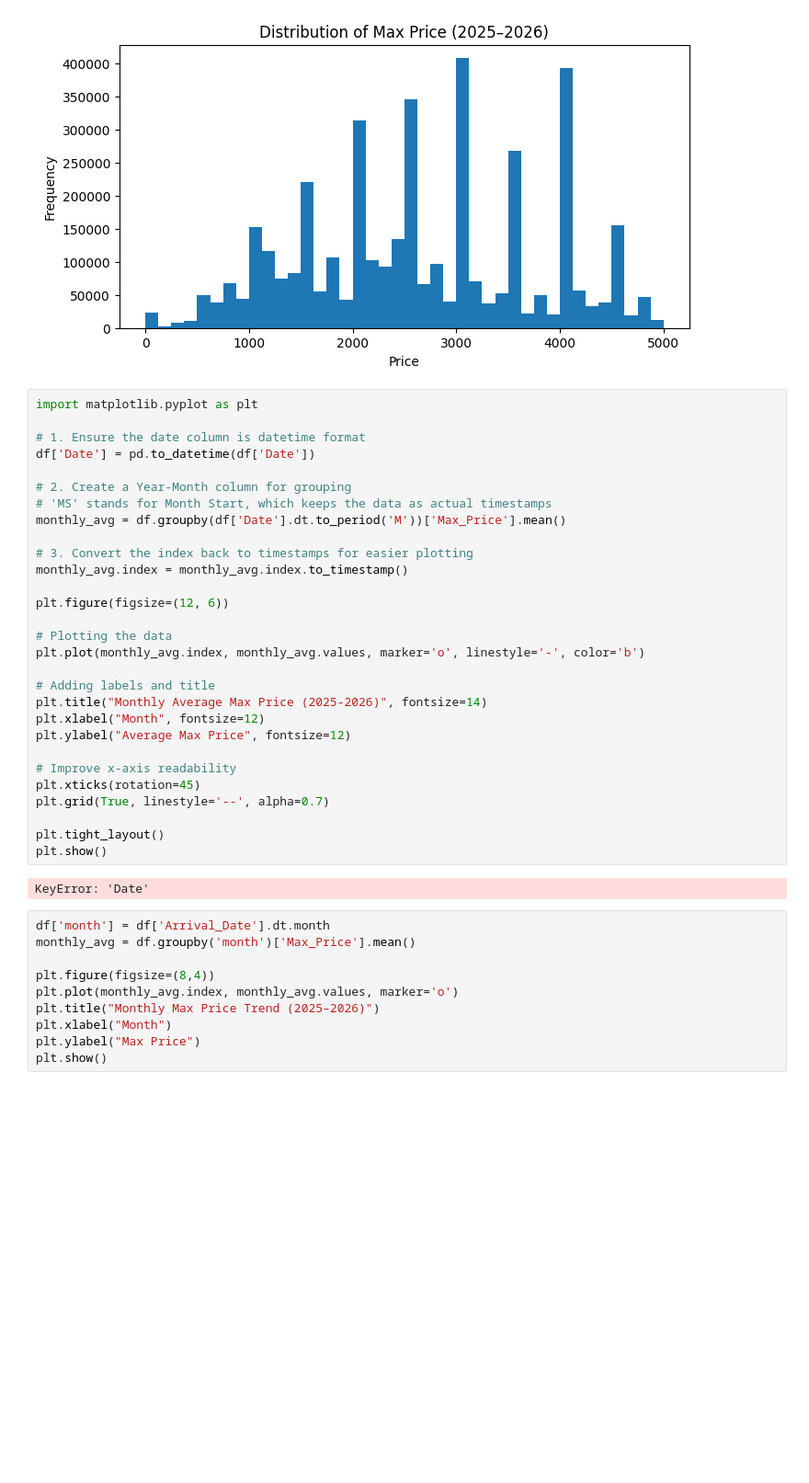
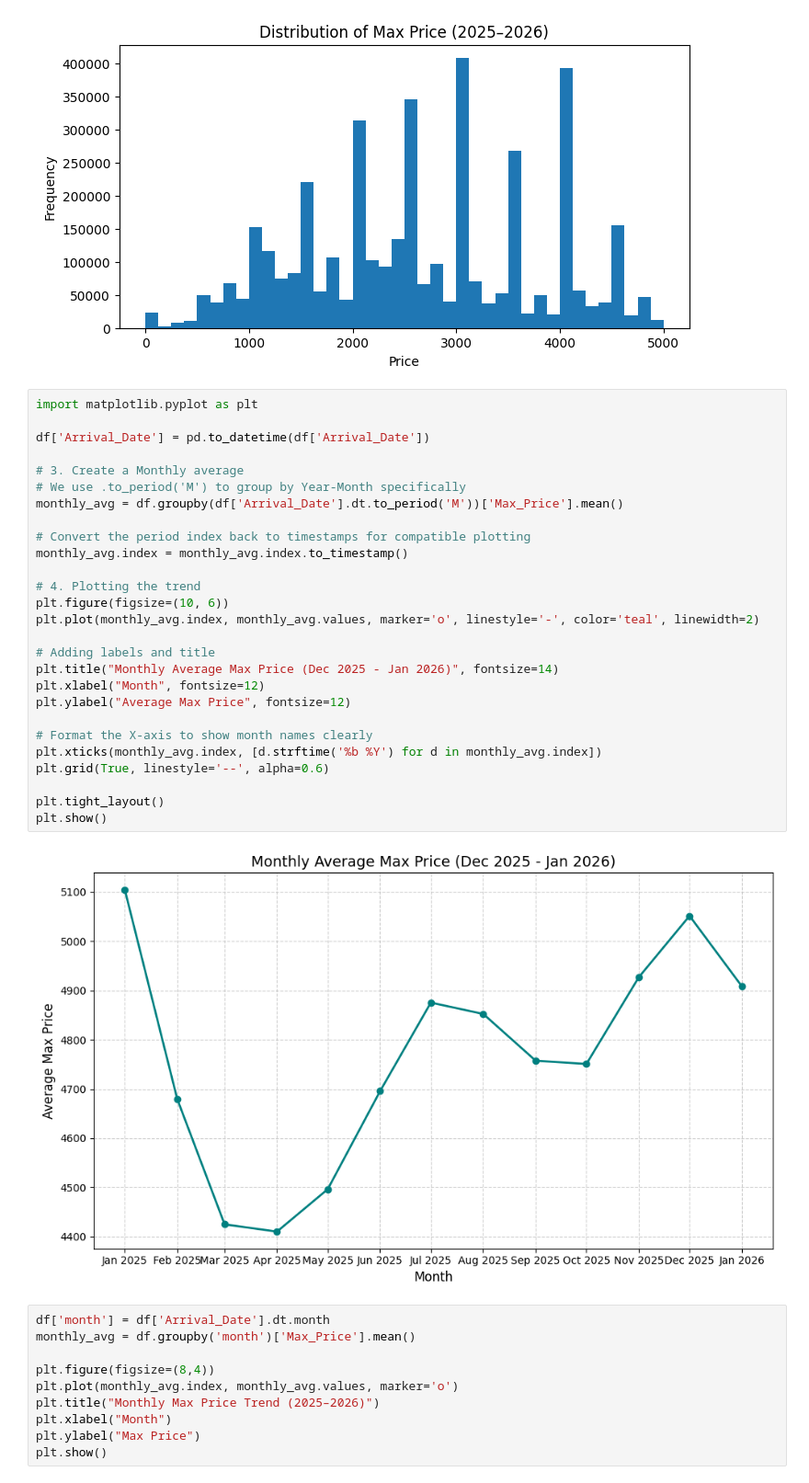
Before and after one commit to khushilalwani7002/Crop-Price-Predictor, a Jupyter notebook: max price.ipynb, the cells around one changed output. Shown at 92% size. Saved outputs shown, nothing was run; the diff lists cells and outputs as text; blank space fills up the shorter version.

```diff
--- a/max price.ipynb
+++ b/max price.ipynb
@@ -226,34 +226,32 @@ plt.show()
 # %%
 import matplotlib.pyplot as plt
 
-# 1. Ensure the date column is datetime format
-df['Date'] = pd.to_datetime(df['Date'])
+df['Arrival_Date'] = pd.to_datetime(df['Arrival_Date'])
 
-# 2. Create a Year-Month column for grouping
-# 'MS' stands for Month Start, which keeps the data as actual timestamps
-monthly_avg = df.groupby(df['Date'].dt.to_period('M'))['Max_Price'].mean()
+# 3. Create a Monthly average
+# We use .to_period('M') to group by Year-Month specifically
+monthly_avg = df.groupby(df['Arrival_Date'].dt.to_period('M'))['Max_Price'].mean()
 
-# 3. Convert the index back to timestamps for easier plotting
+# Convert the period index back to timestamps for compatible plotting
 monthly_avg.index = monthly_avg.index.to_timestamp()
 
-plt.figure(figsize=(12, 6))
-
-# Plotting the data
-plt.plot(monthly_avg.index, monthly_avg.values, marker='o', linestyle='-', color='b')
+# 4. Plotting the trend
+plt.figure(figsize=(10, 6))
+plt.plot(monthly_avg.index, monthly_avg.values, marker='o', linestyle='-', color='teal', linewidth=2)
 
 # Adding labels and title
-plt.title("Monthly Average Max Price (2025-2026)", fontsize=14)
+plt.title("Monthly Average Max Price (Dec 2025 - Jan 2026)", fontsize=14)
 plt.xlabel("Month", fontsize=12)
 plt.ylabel("Average Max Price", fontsize=12)
 
-# Improve x-axis readability
-plt.xticks(rotation=45)
-plt.grid(True, linestyle='--', alpha=0.7)
+# Format the X-axis to show month names clearly
+plt.xticks(monthly_avg.index, [d.strftime('%b %Y') for d in monthly_avg.index])
+plt.grid(True, linestyle='--', alpha=0.6)
 
 plt.tight_layout()
 plt.show()
 # %% [output]
-KeyError: 'Date'
+[figure, added]
 # %%
 df['month'] = df['Arrival_Date'].dt.month
 monthly_avg = df.groupby('month')['Max_Price'].mean()
```
